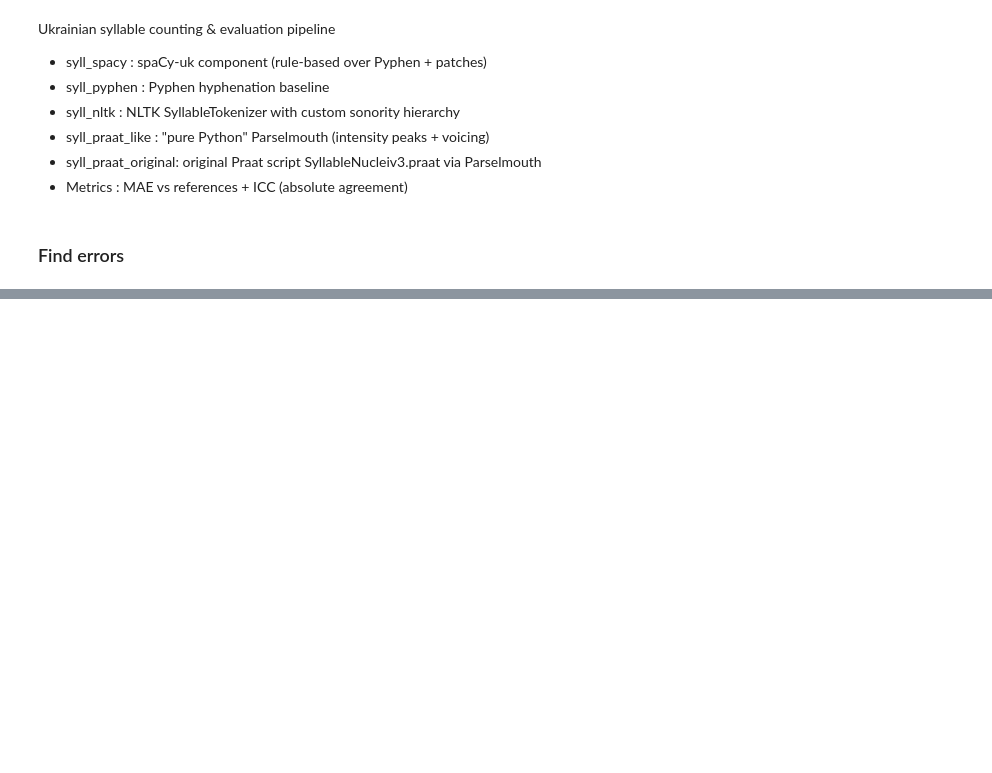
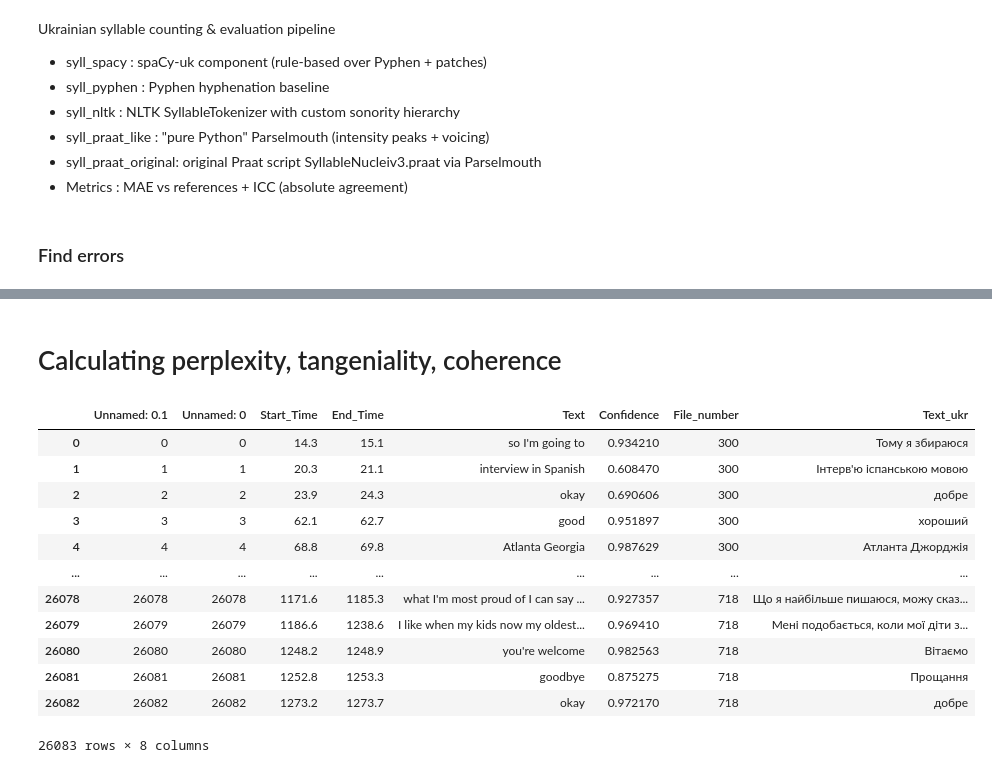
Before and after one commit to Pelmeshek1706/willis_2_airest, a Jupyter notebook: airest_article.ipynb, the cells around one changed output, grey strips where cells are left out. Saved outputs shown, nothing was run; the diff lists cells and outputs as text; code cells hidden in the pictures; blank space fills up the shorter version.

Commit message:
add tangeniality, perplexity, coherence

```diff
--- a/airest_article.ipynb
+++ b/airest_article.ipynb
@@ -809,0 +861,20 @@ print("TEXT inside-class:", *text_rep, icc_text, sep="\n")
+# %% [markdown]
+# Calculating perplexity, tangeniality, coherence
+# %%
+import pandas as pd
+df_woz = pd.read_csv("/Users/pelmeshek1706/Desktop/projects/airest_notebooks/data/dcapwoz_all_plus_ukr.csv")
+df_woz
+# %% [output]
+|  | Unnamed: 0.1 | Unnamed: 0 | Start_Time | End_Time | Text | Confidence | File_number | Text_ukr |
+| 0 | 0 | 0 | 14.3 | 15.1 | so I'm going to | 0.934210 | 300 | Тому я збираюся |
+| 1 | 1 | 1 | 20.3 | 21.1 | interview in Spanish | 0.608470 | 300 | Інтерв'ю іспанською мовою |
+| 2 | 2 | 2 | 23.9 | 24.3 | okay | 0.690606 | 300 | добре |
+| 3 | 3 | 3 | 62.1 | 62.7 | good | 0.951897 | 300 | хороший |
+| 4 | 4 | 4 | 68.8 | 69.8 | Atlanta Georgia | 0.987629 | 300 | Атланта Джорджія |
+| ... | ... | ... | ... | ... | ... | ... | ... | ... |
+| 26078 | 26078 | 26078 | 1171.6 | 1185.3 | what I'm most proud of I can say ... | 0.927357 | 718 | Що я найбільше пишаюся, можу сказ... |
+| 26079 | 26079 | 26079 | 1186.6 | 1238.6 | I like when my kids now my oldest... | 0.969410 | 718 | Мені подобається, коли мої діти з... |
+| 26080 | 26080 | 26080 | 1248.2 | 1248.9 | you're welcome | 0.982563 | 718 | Вітаємо |
+| 26081 | 26081 | 26081 | 1252.8 | 1253.3 | goodbye | 0.875275 | 718 | Прощання |
+| 26082 | 26082 | 26082 | 1273.2 | 1273.7 | okay | 0.972170 | 718 | добре |
+26083 rows × 8 columns
```
Also changed, not shown: parts of 12 cells of this notebook, 1 other file.
